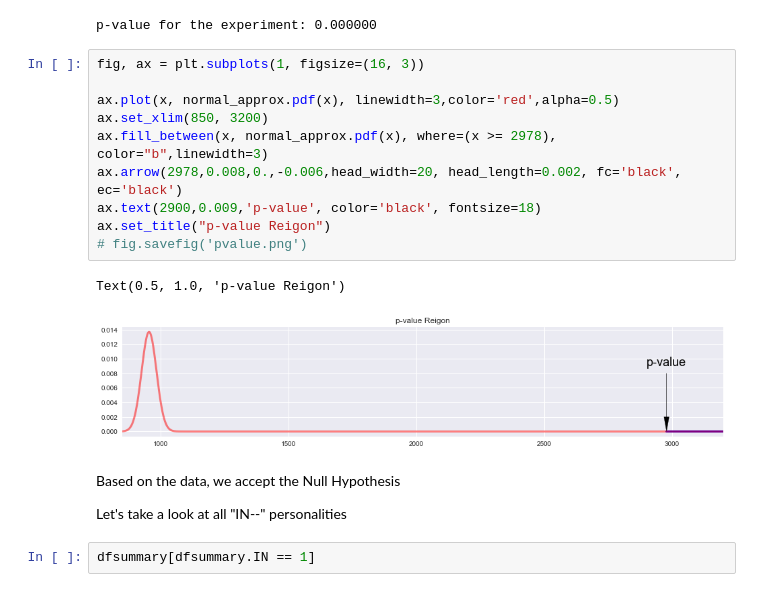
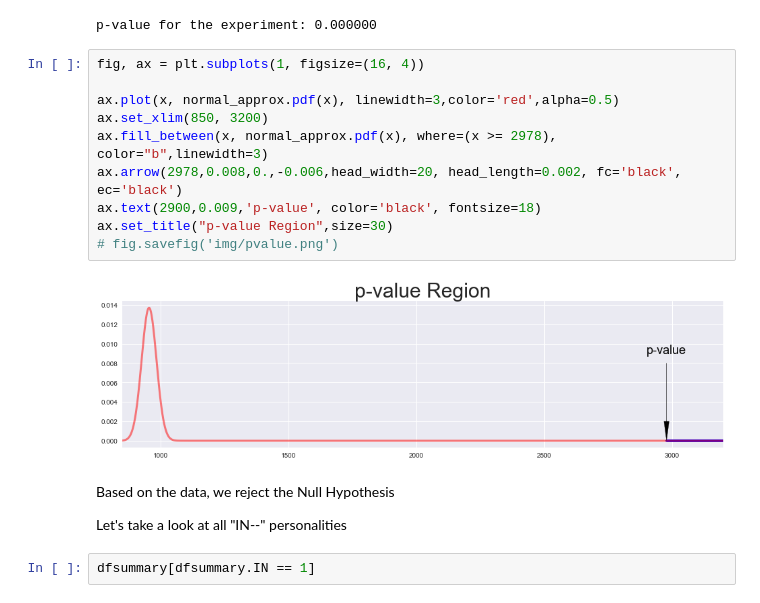
Before and after one commit to Vega-daniel/Predicting_personality, a Jupyter notebook: EDA.ipynb, the cells around one changed output. Drawn from its saved outputs; the diff is of its cells as text.

```diff
--- a/EDA.ipynb
+++ b/EDA.ipynb
@@ -257,20 +320,19 @@ print("p-value for the experiment: {:2.6f}".format(p_value))
 # %% [output]
 p-value for the experiment: 0.000000
 # %%
-fig, ax = plt.subplots(1, figsize=(16, 3))
+fig, ax = plt.subplots(1, figsize=(16, 4))
 
 ax.plot(x, normal_approx.pdf(x), linewidth=3,color='red',alpha=0.5)
 ax.set_xlim(850, 3200)
 ax.fill_between(x, normal_approx.pdf(x), where=(x >= 2978), color="b",linewidth=3)
 ax.arrow(2978,0.008,0.,-0.006,head_width=20, head_length=0.002, fc='black', ec='black')
 ax.text(2900,0.009,'p-value', color='black', fontsize=18)
-ax.set_title("p-value Reigon")
-# fig.savefig('pvalue.png')
+ax.set_title("p-value Region",size=30)
+# fig.savefig('img/pvalue.png')
 # %% [output]
-Text(0.5, 1.0, 'p-value Reigon')
-[figure, old version]
+[figure, new version]
 # %% [markdown]
-Based on the data, we accept the Null Hypothesis
+Based on the data, we reject the Null Hypothesis
 
 Let's take a look at all "IN--" personalities
 # %%
```
Also changed, not shown: parts of 31 cells of this notebook, 3 other files.
